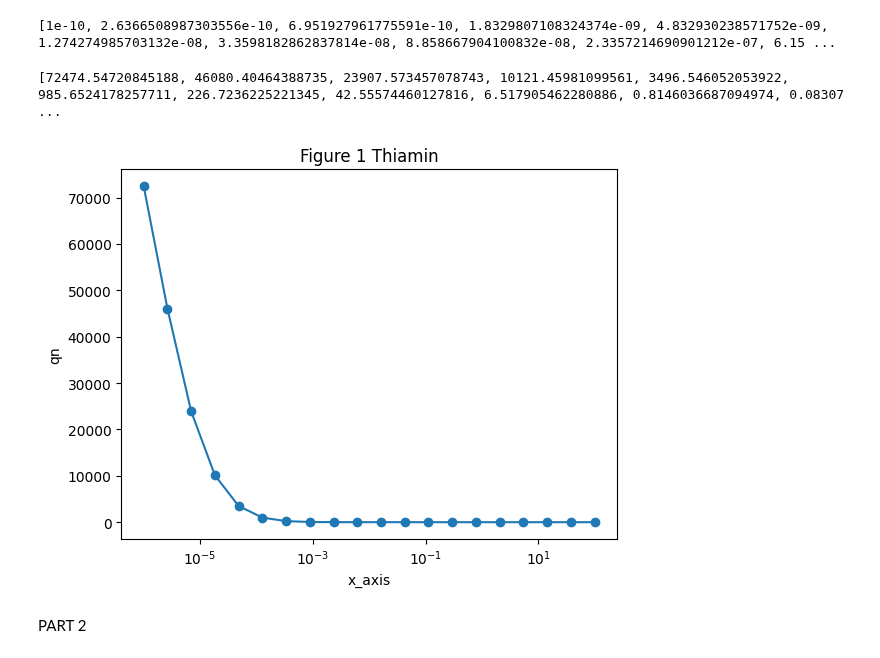
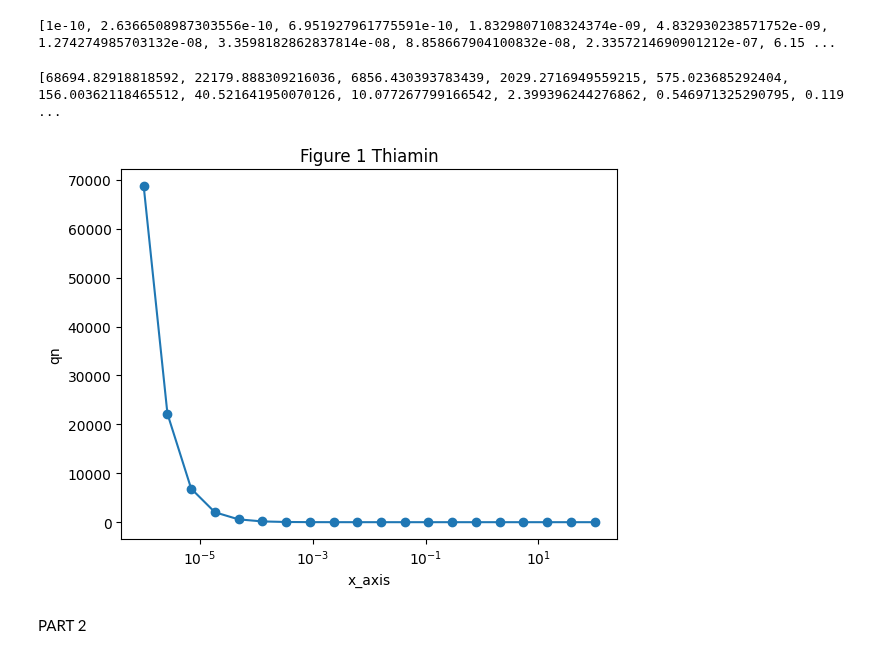
Before and after one commit to oberoir080/NutrientEDA, a Jupyter notebook: CSV_Generator_py/Figures.ipynb, the cells around one changed output. Cells and saved outputs as stored; diff of their text form; code cells hidden in the pictures.

Commit message:
Removed data_four_foods (incorrect df)
Formatted the notebook in a better way

```diff
--- a/CSV_Generator_py/Figures.ipynb
+++ b/CSV_Generator_py/Figures.ipynb
@@ -359,0 +381,7 @@ data_list
+# %%
+sd_nutrient_dict = {}
+
+for i in unique_nuts:
+    sd_nutrient_dict[i] = standard_deviation(data_list,i)
+
+sd_nutrient_dict
@@ -359,0 +406,3 @@ data_list
+# %%
+five_food_df = data[data["Food Index"].isin([63101000, 63111010, 81102000, 75236000, 26315100])]
+five_food_df
@@ -360,20 +423,11 @@ data_list
+# %%
+five_food_list = five_food_df.values.tolist()
 # %%
-# Assuming data is your DataFrame
-data_new = data[data["Food Index"].isin([63101000, 63111010, 81102000, 75236000, 26315100])]
-data_new
-
-data_new_list = data_new.values.tolist()
-
 thiamin_list = []
 zinc_list = []
-for i in data_new_list:
-    if(i[1] in [404, 309, 603, 217]):
-        if(i[1] == 404):
-            thiamin_list.append(i[4])
-        if(i[1] == 309):
-            zinc_list.append(i[4])
-    # else:
-        # data_fourfood.remove(i)
 
-print(len(thiamin_list))
-print(len(zinc_list))
+for i in five_food_list:
+    if(i[1] == 404):
+        thiamin_list.append(i[4])
+    if(i[1] == 309):
+        zinc_list.append(i[4])
@@ -524,17 +521,17 @@ def graph_plot_one(nutrient, x_axis,qn, fig_name):
 # %%
 nutrient = thiamin
 x_axis = [1e-06, 2.6366508987303555e-06, 6.951927961775606e-06, 1.8329807108324375e-05, 4.8329302385717524e-05, 0.00012742749857031334, 0.0003359818286283781, 0.0008858667904100823, 0.002335721469090121, 0.00615848211066026, 0.01623776739188721, 0.04281332398719396, 0.11288378916846883, 0.2976351441631313, 0.7847599703514607, 2.06913808111479, 5.455594781168514, 14.384498882876601, 37.92690190732246, 100.0]
 
 
 qn=[]
 fig_name = "Figure 1"
 for i in x_axis:
-    qn.append(qn_calculator(i,data_fourfood,nutrient))
+    qn.append(qn_calculator(i,five_food_list,nutrient))
 print(qn)
 graph_plot_one(nutrient,x_axis,qn,fig_name)
 # %% [output]
-[72474.54720845188, 46080.40464388735, 23907.573457078743, 10121.45981099561, 3496.546052053922, 985.6524178257711, 226.7236225221345, 42.55574460127816, 6.517905462280886, 0.8146036687094974, 0.08307 ...
+[68694.82918818592, 22179.888309216036, 6856.430393783439, 2029.2716949559215, 575.023685292404, 156.00362118465512, 40.521641950070126, 10.077267799166542, 2.399396244276862, 0.546971325290795, 0.119 ...
-[figure, old version]
+[figure, new version]
 # %% [markdown]
 PART 2
 # %%
```
Also changed, not shown: parts of 27 cells of this notebook.
